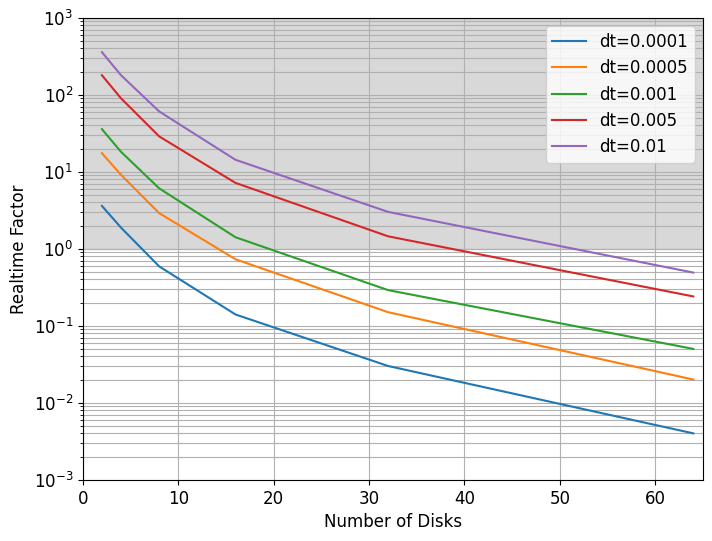
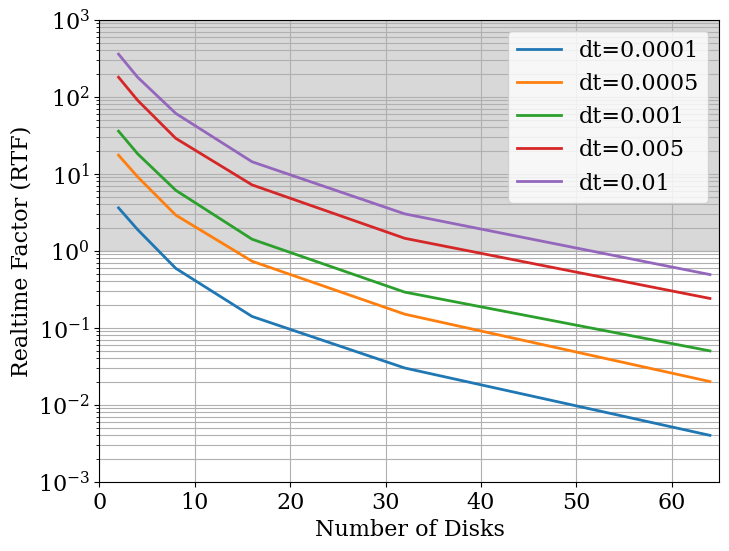
Unified diff of the notebook cell whose output changed from the first chart to the second:
--- before
+++ after
@@ -1,15 +1,15 @@
 plt.figure(figsize=(8, 6))
-plt.plot(num_disks, dt0, label='dt=0.0001')
-plt.plot(num_disks, dt1, label='dt=0.0005')
-plt.plot(num_disks, dt2, label='dt=0.001')
-plt.plot(num_disks, dt3, label='dt=0.005')
-plt.plot(num_disks, dt4, label='dt=0.01')
+plt.plot(num_disks, dt0, label='dt=0.0001', linewidth=2)
+plt.plot(num_disks, dt1, label='dt=0.0005', linewidth=2)
+plt.plot(num_disks, dt2, label='dt=0.001', linewidth=2)
+plt.plot(num_disks, dt3, label='dt=0.005', linewidth=2)
+plt.plot(num_disks, dt4, label='dt=0.01', linewidth=2)
 
-plt.xlabel('Number of Disks', fontsize=12)
-plt.ylabel('Realtime Factor', fontsize=12)
+plt.xlabel('Number of Disks', fontsize=16)
+plt.ylabel('Realtime Factor (RTF)', fontsize=16)
 plt.grid(True, which="both")
 
 # Increase tick label sizes
-plt.tick_params(axis='both', which='both', labelsize=12)
+plt.tick_params(axis='both', which='both', labelsize=16)
 
 
@@ -20,5 +20,5 @@
 
 
-plt.legend(fontsize=12)
+plt.legend(fontsize=16)
 # plt.xscale('log')
 plt.yscale('log')

Commit: fixing up figures.